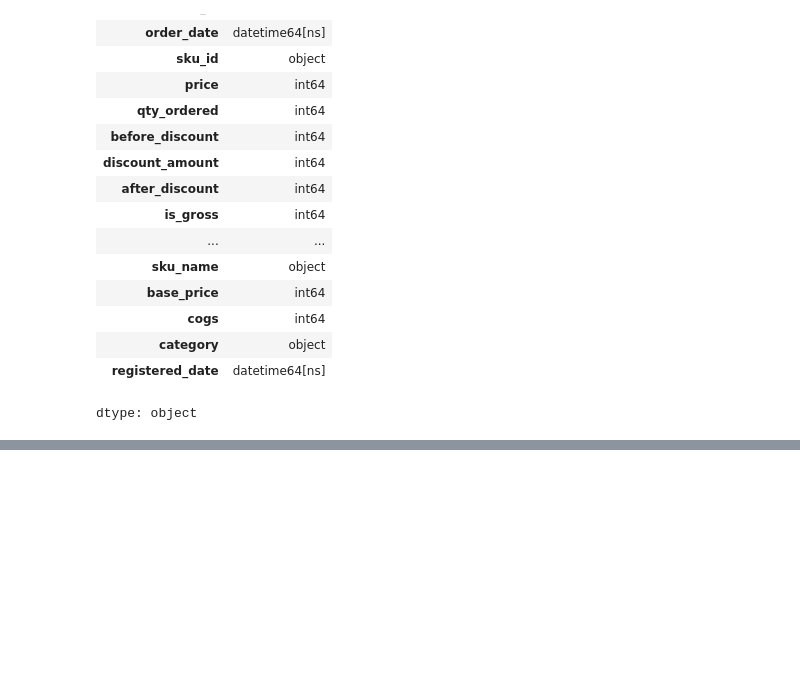
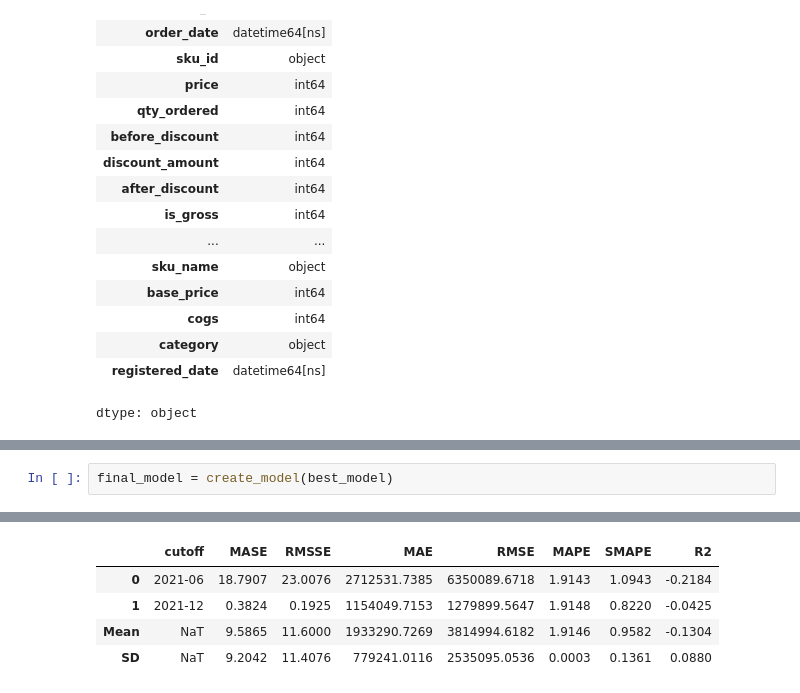
Before and after one commit to adityapbx/PBL, a Jupyter notebook: PBL_LIMBAD_WOTA.ipynb, the cells around one changed output, grey strips where cells are left out. Saved outputs shown, nothing was run; the diff lists cells and outputs as text; blank space fills up the shorter version.

```diff
--- a/PBL_LIMBAD_WOTA.ipynb
+++ b/PBL_LIMBAD_WOTA.ipynb
@@ -166,0 +351,3 @@ dtype: object
+# %%
+final_model = create_model(best_model)
+# %% [output]
@@ -166,0 +355,5 @@ dtype: object
+|  | cutoff | MASE | RMSSE | MAE | RMSE | MAPE | SMAPE | R2 |
+| 0 | 2021-06 | 18.7907 | 23.0076 | 2712531.7385 | 6350089.6718 | 1.9143 | 1.0943 | -0.2184 |
+| 1 | 2021-12 | 0.3824 | 0.1925 | 1154049.7153 | 1279899.5647 | 1.9148 | 0.8220 | -0.0425 |
+| Mean | NaT | 9.5865 | 11.6000 | 1933290.7269 | 3814994.6182 | 1.9146 | 0.9582 | -0.1304 |
+| SD | NaT | 9.2042 | 11.4076 | 779241.0116 | 2535095.0536 | 0.0003 | 0.1361 | 0.0880 |
```
Also changed, not shown: parts of 20 cells of this notebook.
